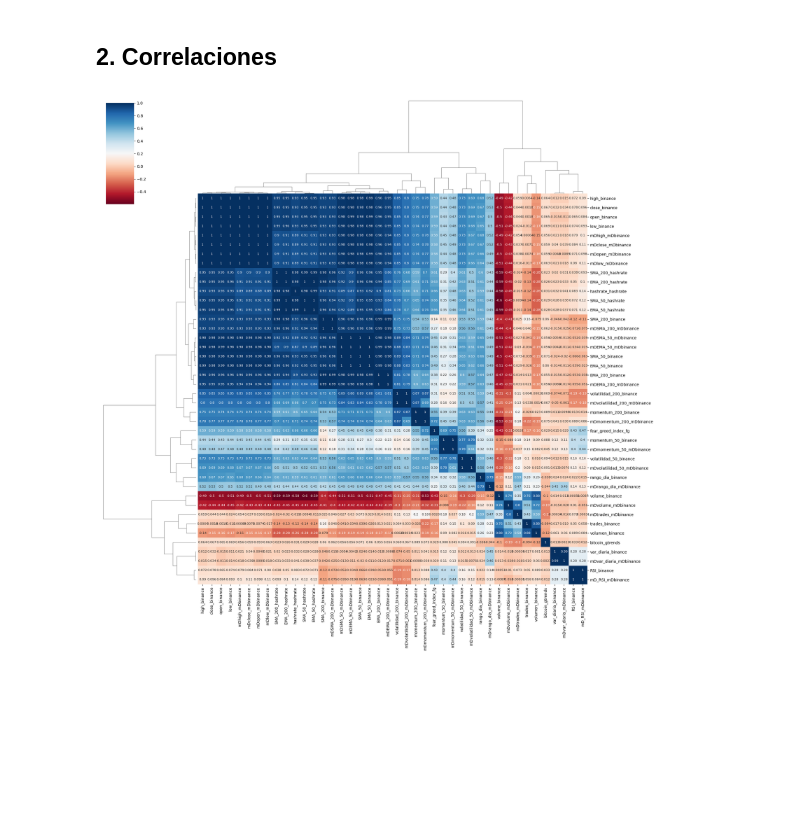
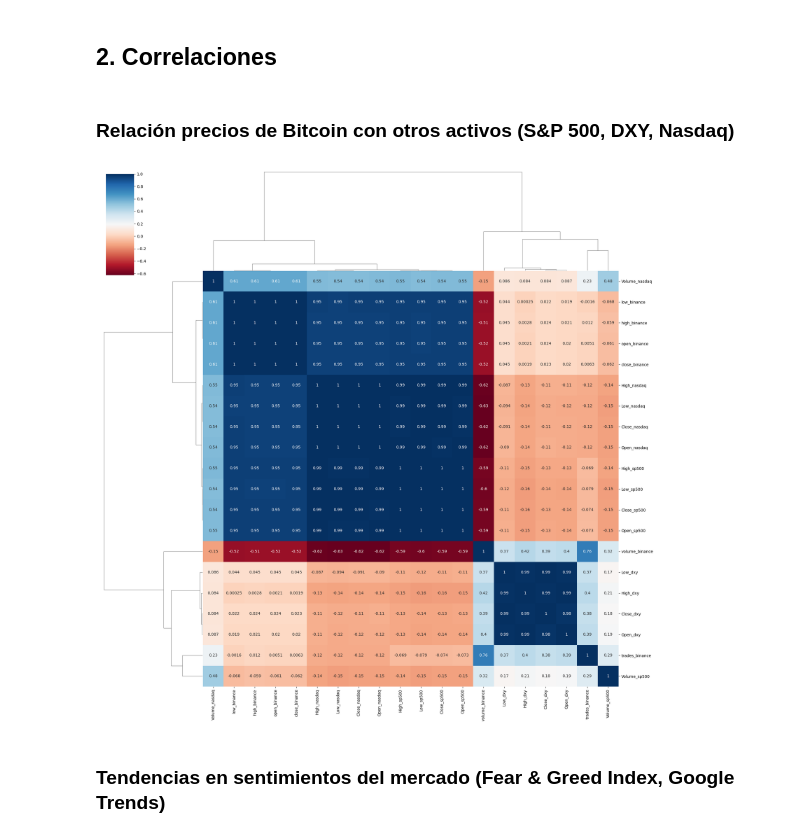
Before and after one commit to rosagomezzgil/c2425-R6, a Jupyter notebook: src/analisis/Visualizacion_merged_datos.ipynb, the cells around one changed output. Saved outputs shown, nothing was run; the diff lists cells and outputs as text; code cells hidden in the pictures; blank space fills up the shorter version.

```diff
--- a/src/analisis/Visualizacion_merged_datos.ipynb
+++ b/src/analisis/Visualizacion_merged_datos.ipynb
@@ -80,16 +94,22 @@ df.set_index('timestamp', inplace=True)
-# %%
-# 3. Calcular las correlaciones de las series temporales
-corr_matrix = df.corr()
-
-# 4. Aplicar clustermap de la correlación
-g = sns.clustermap(corr_matrix,
-                   method='complete',  # Método de enlace para la jerarquía
-                   cmap='RdBu',         # Colormap
-                   annot=True,          # Mostrar los valores de correlación en el mapa
-                   annot_kws={'size': 8}, # Tamaño de la fuente de las anotaciones
-                   figsize=(20, 20))     # Tamaño de la figura
-
-# Mostrar el gráfico
-plt.show()
-# %% [output]
-[figure, removed]
+# %% [markdown]
+### Relación precios de Bitcoin con otros activos (S&P 500, DXY, Nasdaq)
+# %%
+corr_matrix = df[['open_binance', 'high_binance', 'low_binance', 'close_binance', 'volume_binance', 'trades_binance',
+                 'Close_sp500', 'High_sp500', 'Low_sp500', 'Open_sp500', 'Volume_sp500',
+                 'Close_nasdaq', 'High_nasdaq', 'Low_nasdaq', 'Open_nasdaq', 'Volume_nasdaq',
+                 'Close_dxy', 'High_dxy', 'Low_dxy', 'Open_dxy']].dropna().corr(method='pearson')
+# %%
+# Aplicar clustermap de la correlación
+g = sns.clustermap(corr_matrix,
+                   method='complete',  # Método de enlace para la jerarquía
+                   cmap='RdBu',         # Colormap
+                   annot=True,          # Mostrar los valores de correlación en el mapa
+                   annot_kws={'size': 10}, # Tamaño de la fuente de las anotaciones
+                   figsize=(20, 20))     # Tamaño de la figura
+
+# Mostrar el gráfico
+plt.show()
+# %% [output]
+[figure, added]
+# %% [markdown]
+### Tendencias en sentimientos del mercado (Fear & Greed Index, Google Trends)
```
Also changed, not shown: parts of 12 cells of this notebook, 3 other files.
